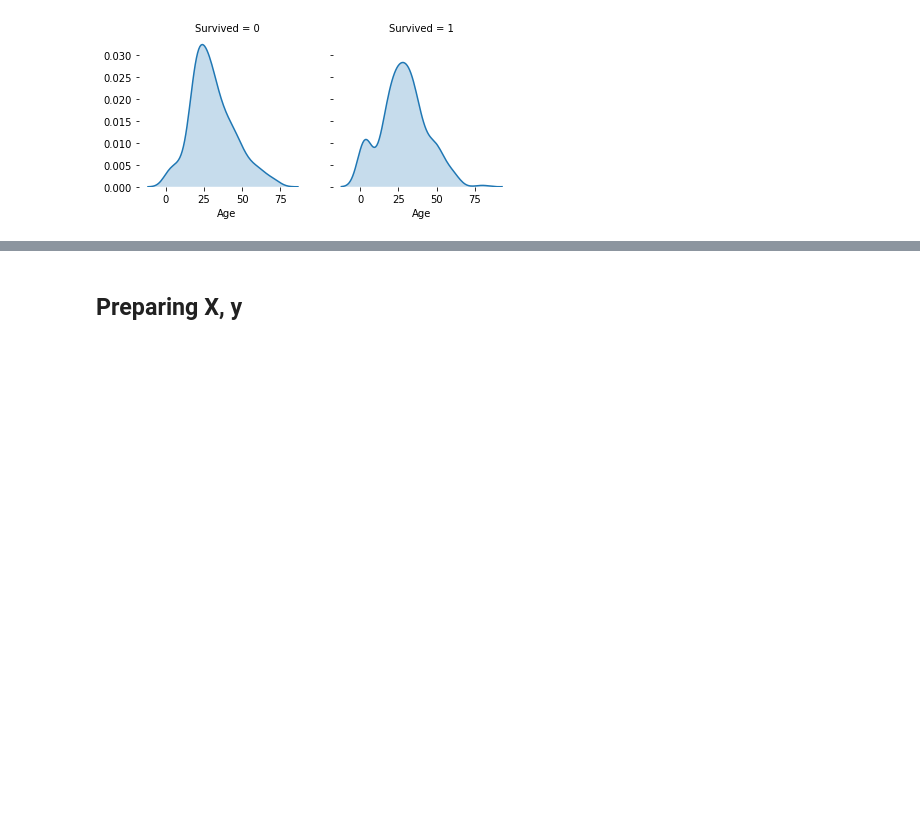
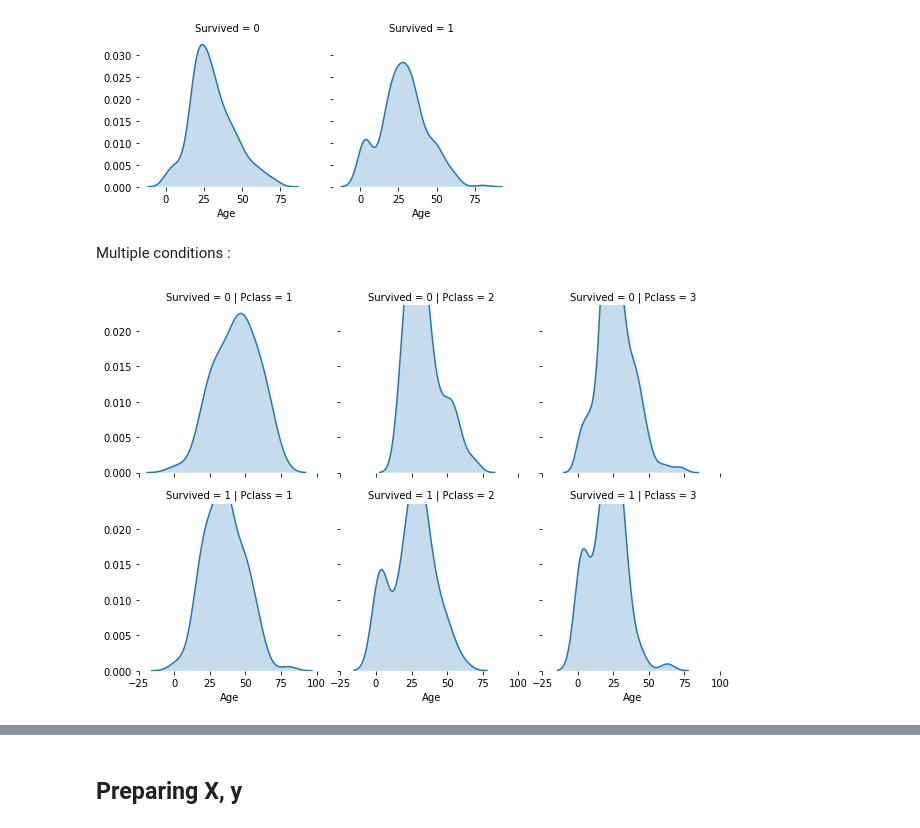
Before and after one commit to cnoza/DataAnalysis, a Jupyter notebook: _Projects/Titanic/Titanic.ipynb, the cells around one changed output, grey strips where cells are left out. Cells and saved outputs as stored; diff of their text form; code cells hidden in the pictures; blank space fills up the shorter version.

```diff
--- a/_Projects/Titanic/Titanic.ipynb
+++ b/_Projects/Titanic/Titanic.ipynb
@@ -89,3 +91,12 @@ sns.despine(left=True, bottom=True)
 plt.show()
 # %% [output]
 [figure]
+# %% [markdown]
+Multiple conditions :
+# %%
+g = sns.FacetGrid(df[['Age','Survived','Pclass']].dropna(), col="Pclass", row="Survived")
+g.map(sns.kdeplot, "Age", shade=True)
+sns.despine(left=True, bottom=True)
+plt.show()
+# %% [output]
+[figure, added]
```
Also changed, not shown: parts of 3 cells of this notebook, 4 other files.
